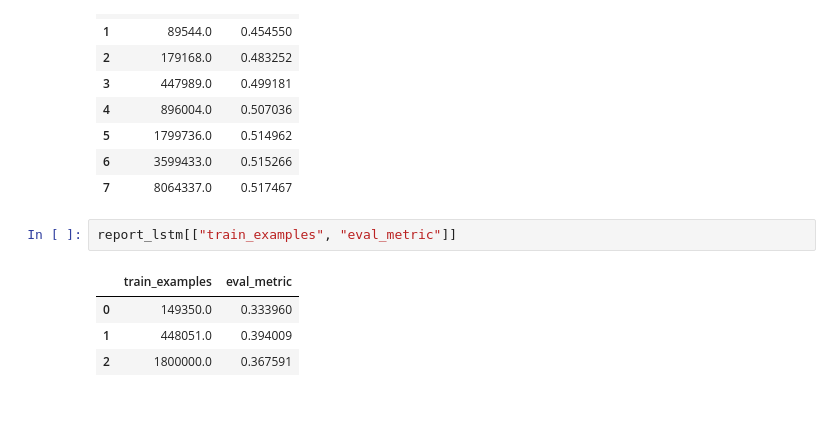
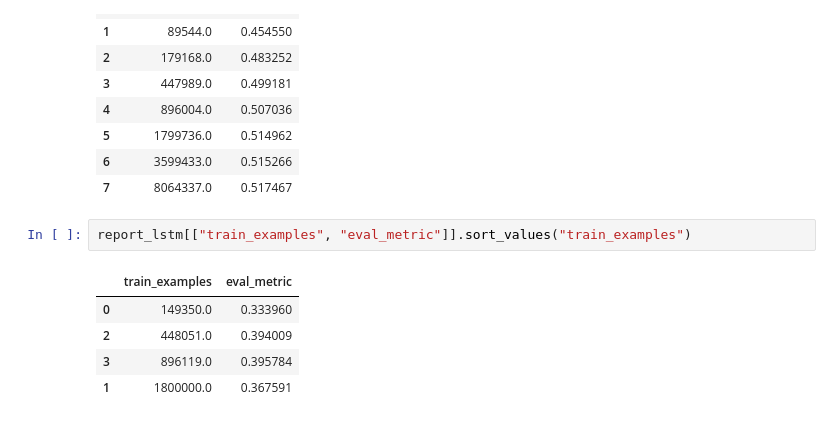
Before and after one commit to sv650s/sb-capstone, a Jupyter notebook: notebooks/5.1-deep-learning-traditional-comparison.ipynb, the cells around one changed output. Cells and saved outputs as stored; diff of their text form.

Commit message:
re-ran LSTM with 1 million examples and updated comparison notebook

```diff
--- a/notebooks/5.1-deep-learning-traditional-comparison.ipynb
+++ b/notebooks/5.1-deep-learning-traditional-comparison.ipynb
@@ -92,12 +94,13 @@ report_lr[["train_examples", "eval_metric"]]
 | 6 | 3599433.0 | 0.515266 |
 | 7 | 8064337.0 | 0.517467 |
 # %%
-report_lstm[["train_examples", "eval_metric"]]
+report_lstm[["train_examples", "eval_metric"]].sort_values("train_examples")
 # %% [output]
 |  | train_examples | eval_metric |
 | 0 | 149350.0 | 0.333960 |
-| 1 | 448051.0 | 0.394009 |
-| 2 | 1800000.0 | 0.367591 |
+| 2 | 448051.0 | 0.394009 |
+| 3 | 896119.0 | 0.395784 |
+| 1 | 1800000.0 | 0.367591 |
 # %%
 f, a = plt.subplots(1, 1, figsize=(20, 10))
 sns.lineplot(data=report_lr, x="train_examples", y="eval_metric", marker="o", color="r", label="LRB")
```
Also changed, not shown: parts of 19 cells of this notebook, 1 other file.
